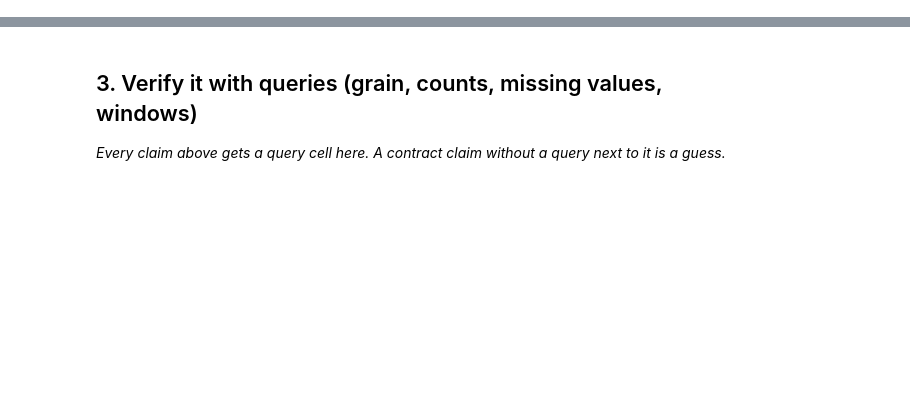
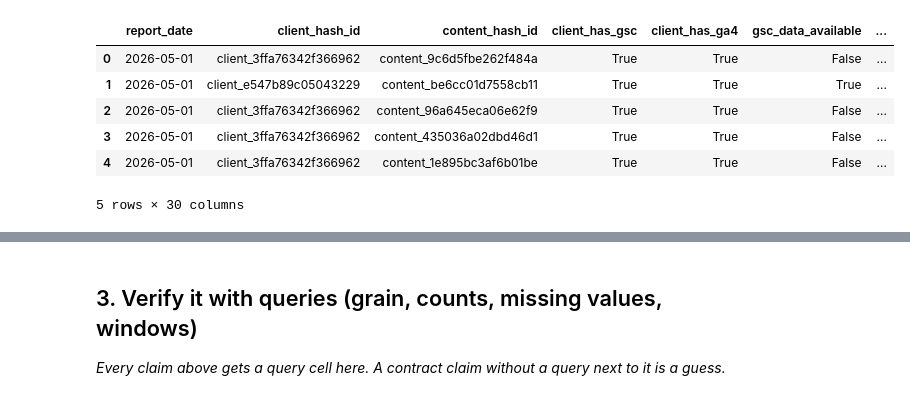
Before and after one commit to Zezo-Elkafoury/Flyrank-internship-assignment-1, a Jupyter notebook: work/notebooks/w03_data_contract.ipynb, the cells around one changed output, grey strips where cells are left out. Drawn from its saved outputs; the diff is of its cells as text; code cells hidden in the pictures; blank space fills up the shorter version.

```diff
--- a/work/notebooks/w03_data_contract.ipynb
+++ b/work/notebooks/w03_data_contract.ipynb
@@ -19,0 +17,28 @@ This skeleton is yours to fill. Work the sections **in order** — each one has
+# %%
+from google.colab import userdata
+userdata.get('HF_TOKEN')
+from datasets import load_dataset
+df = load_dataset("FlyRank/internship-warehouse", "fact_content_daily_performance", streaming=True, split="train")
+# %%
+# To preview data from a streaming dataset, take a few items and convert them to a DataFrame.
+import pandas as pd
+
+# Define sample size and shuffle buffer size
+sample_size = 15000
+shuffle_buffer_size = 20000
+
+# Take a random sample from the streaming dataset
+# First, shuffle the dataset, then take the desired number of samples
+random_sample_items = list(df.shuffle(seed=42, buffer_size=shuffle_buffer_size).take(sample_size))
+
+# Convert to a pandas DataFrame for preview
+sample_df = pd.DataFrame(random_sample_items)
+sample_df.head()
+# %% [output]
+|  | report_date | client_hash_id | content_hash_id | client_has_gsc | client_has_ga4 | gsc_data_available | ... |
+| 0 | 2026-05-01 | client_3ffa76342f366962 | content_9c6d5fbe262f484a | True | True | False | ... |
+| 1 | 2026-05-01 | client_e547b89c05043229 | content_be6cc01d7558cb11 | True | True | True | ... |
+| 2 | 2026-05-01 | client_3ffa76342f366962 | content_96a645eca06e62f9 | True | True | False | ... |
+| 3 | 2026-05-01 | client_3ffa76342f366962 | content_435036a02dbd46d1 | True | True | False | ... |
+| 4 | 2026-05-01 | client_3ffa76342f366962 | content_1e895bc3af6b01be | True | True | False | ... |
+5 rows × 30 columns
```
Also changed, not shown: parts of 15 cells of this notebook.
